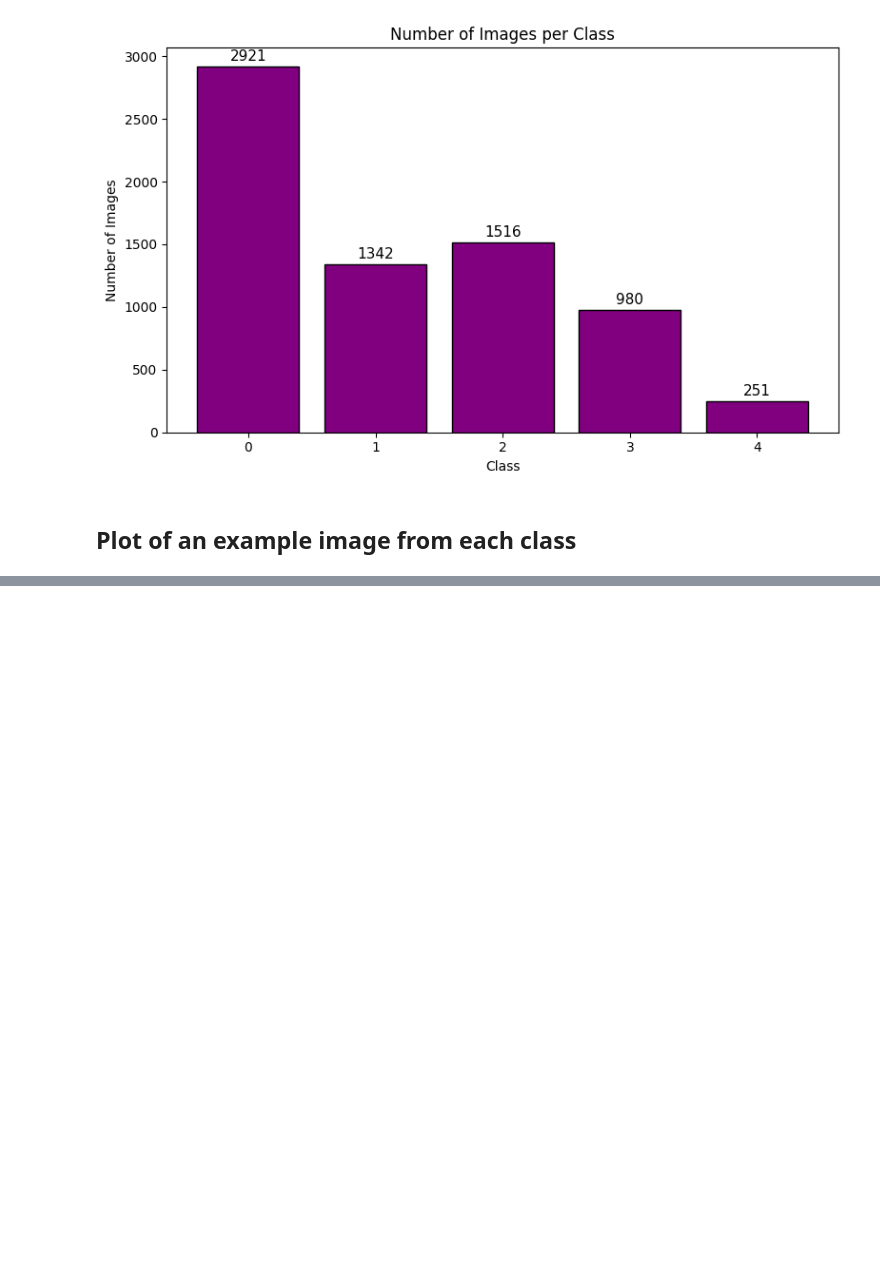
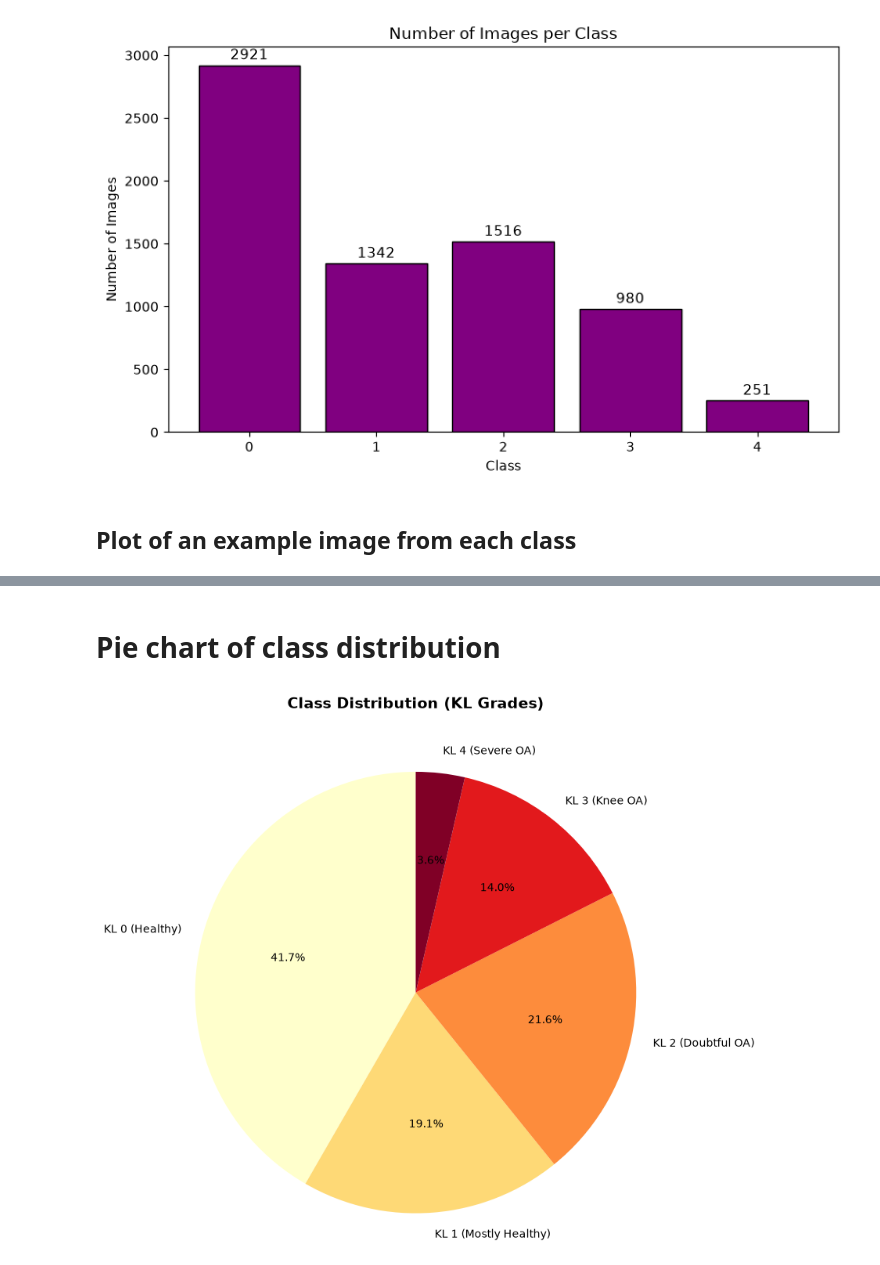
Before and after one commit to mikakia/knee_osteo, a Jupyter notebook: notebooks/eda.ipynb, the cells around one changed output, grey strips where cells are left out. Drawn from its saved outputs; the diff is of its cells as text; code cells hidden in the pictures; blank space fills up the shorter version.

```diff
--- a/notebooks/eda.ipynb
+++ b/notebooks/eda.ipynb
@@ -132,0 +142,14 @@ plt.show()
+# %% [markdown]
+# Pie chart of class distribution
+# %%
+sizes = [v for k, v in labels_sorted]
+labels = [class_labels[k] for k, v in labels_sorted]
+colors = plt.cm.YlOrRd([i / (len(sizes)-1) for i in range(len(sizes))])
+
+plt.figure(figsize=(8, 8))
+plt.pie(sizes, labels=labels, autopct='%1.1f%%', startangle=90, colors=colors)
+plt.title('Class Distribution (KL Grades)\n\n', fontsize=14, fontweight='bold')
+plt.axis('equal')
+plt.show()
+# %% [output]
+[figure, added]
```
Also changed, not shown: parts of 18 cells of this notebook.
